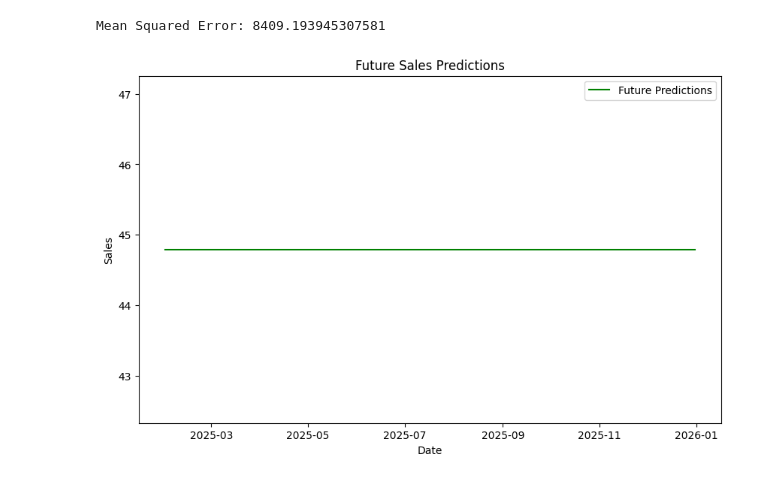
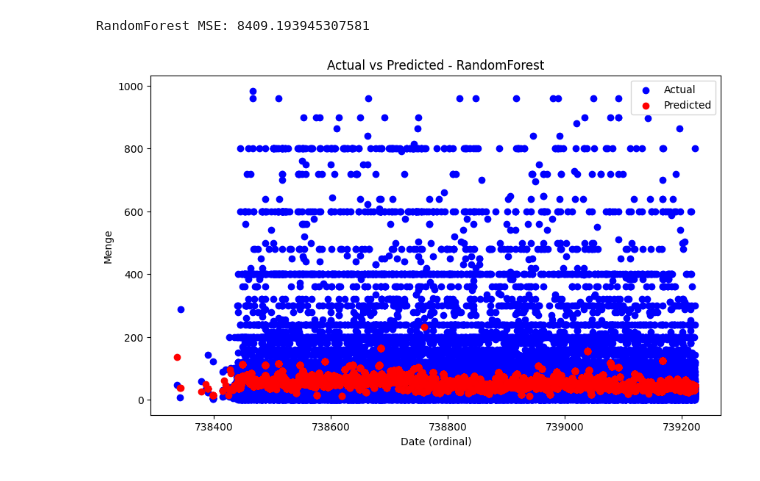
Before and after one commit to jisuseo/forecast_kimsasia, a Jupyter notebook: forecast_kimsasia.ipynb, the cells around one changed output. Drawn from its saved outputs; the diff is of its cells as text; code cells hidden in the pictures.

```diff
--- a/forecast_kimsasia.ipynb
+++ b/forecast_kimsasia.ipynb
@@ -679,37 +7,0 @@ print(dataset_dem[['BDaAU', 'BDaRG']].sample(10).applymap(lambda x: x.strftime('
-# %%
-from sklearn.model_selection import train_test_split
-from sklearn.ensemble import RandomForestRegressor
-from sklearn.metrics import mean_squared_error
-
-# 주요 열 선택 및 결측값 제거
-data = dataset_dem[['BDaAU', 'Menge']].dropna()
-data['BDaAU'] = data['BDaAU'].map(pd.Timestamp.toordinal)
-
-# 데이터셋 분리
-X = data[['BDaAU']]
-y = data['Menge']
-X_train, X_test, y_train, y_test = train_test_split(X, y, test_size=0.2, random_state=42)
-
-model = RandomForestRegressor(n_estimators=100, random_state=42)
-model.fit(X_train, y_train)
-
-y_pred = model.predict(X_test)
-mse = mean_squared_error(y_test, y_pred)
-print(f"Mean Squared Error: {mse}")
-
-# 미래 예측
-future_dates = pd.date_range(start='2025-01-01', end='2025-12-31', freq='M').to_frame(index=False, name='BDaAU')
-future_dates['BDaAU'] = future_dates['BDaAU'].map(pd.Timestamp.toordinal)
-future_predictions = model.predict(future_dates)
-
-# 미래 예측 시각화
-plt.figure(figsize=(10, 6))
-plt.plot(pd.date_range(start='2025-01-01', end='2025-12-31', freq='M'), future_predictions, label='Future Predictions', color='green')
-plt.title('Future Sales Predictions')
-plt.xlabel('Date')
-plt.ylabel('Sales')
-plt.legend()
-plt.show()
-# %% [output]
-Mean Squared Error: 8409.193945307581
-[figure, removed]
@@ -715,0 +18,29 @@ Mean Squared Error: 8409.193945307581
+# %%
+dataset_dem['BDaAU'] = pd.to_datetime(dataset_dem['BDaAU'], format='%d.%m.%Y', errors='coerce')
+dataset_dem = dataset_dem.dropna(subset=['BDaAU', 'Menge'])
+# %%
+# 랜덤 포레스트 기반 예측
+
+dataset_dem['BDaAU_ordinal'] = dataset_dem['BDaAU'].map(pd.Timestamp.toordinal)
+X = dataset_dem[['BDaAU_ordinal']]
+y = dataset_dem['Menge']
+X_train, X_test, y_train, y_test = train_test_split(X, y, test_size=0.2, random_state=42)
+model = RandomForestRegressor(n_estimators=100, random_state=42)
+model.fit(X_train, y_train)
+y_pred = model.predict(X_test)
+mse = mean_squared_error(y_test, y_pred)
+print(f'RandomForest MSE: {mse}')
+# %% [output]
+RandomForest MSE: 8409.193945307581
+# %%
+# 실제 vs 예측 시각화
+plt.figure(figsize=(10, 6))
+plt.scatter(X_test['BDaAU_ordinal'], y_test, label='Actual', color='blue')
+plt.scatter(X_test['BDaAU_ordinal'], y_pred, label='Predicted', color='red')
+plt.xlabel('Date (ordinal)')
+plt.ylabel('Menge')
+plt.legend()
+plt.title('Actual vs Predicted - RandomForest')
+plt.show()
+# %% [output]
+[figure, added]
```
Also changed, not shown: parts of 40 cells of this notebook.
